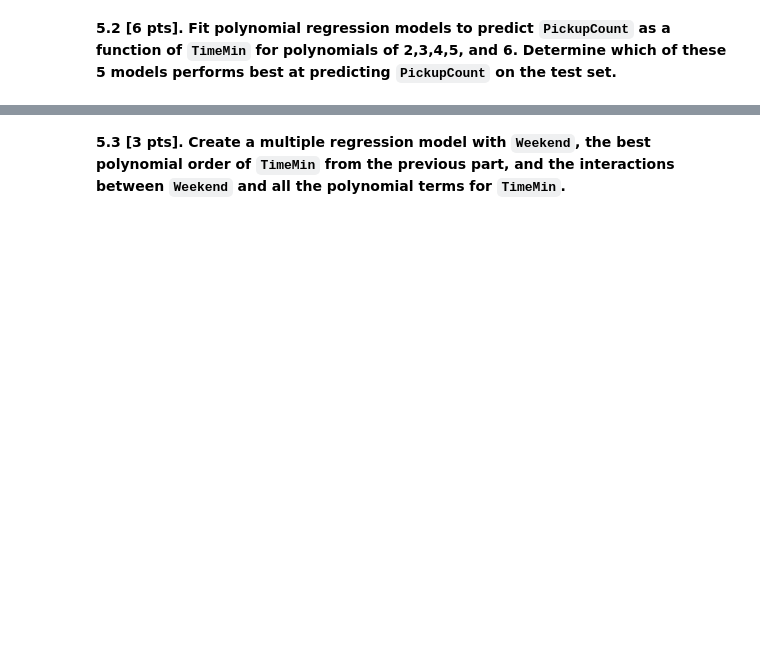
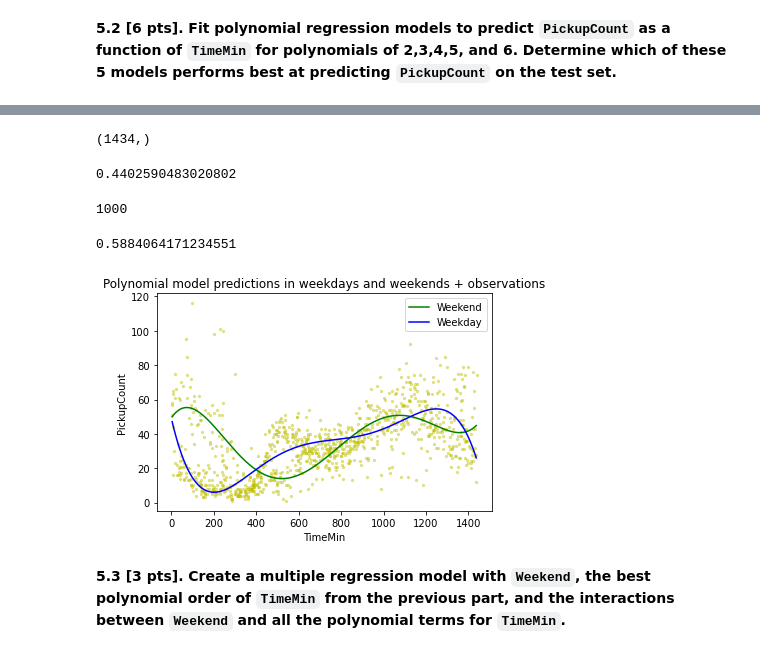
Before and after one commit to kkvalsvik/DataScience_cs109a_Harvard, a Jupyter notebook: cs_s109a_hw2.ipynb, the cells around one changed output, grey strips where cells are left out. Cells and saved outputs as stored; diff of their text form; code cells hidden in the pictures; blank space fills up the shorter version.

```diff
--- a/cs_s109a_hw2.ipynb
+++ b/cs_s109a_hw2.ipynb
@@ -534,6 +540,7 @@ train_data.head(10)
 # %%
 # 4.2:
 train_data['Weekend_inflated'] = train_data['Weekend']*1500
+test_data['Weekend_inflated'] = test_data['Weekend']*1500
 
 knn75Weekend =KNeighborsRegressor(n_neighbors=75).fit(train_data[['Weekend_inflated','TimeMin']],train_data['PickupCount'])
 print('knn75Weekend is my multiple k-NN regression model')
@@ -661,0 +675,22 @@ plt.show()
+# %%
+TimeMinSave = TimeMin.copy
+TimeMin_save = np.sort(train_data['TimeMin'])
+range(0,1440)
+np.shape(TimeMin)
+# %% [output]
+(1434,)
+# %%
+  #endrer nå fra at TimeMin er verdiene av test_data['TimeMin'] til at det er rangen
+
+#start
+poly_5 = PolynomialFeatures(5, include_bias=False)
+TimeMin_5 = poly_5.fit_transform(train_data[['TimeMin']])
+TimeMin_5_test = poly_5.transform(test_data[['TimeMin']])
+regress_5 = LinearRegression(fit_intercept=True).fit(TimeMin_5, train_data['PickupCount'])
+print(r2_score(test_data['PickupCount'], regress_5.predict(TimeMin_5_test)))
+# %% [output]
+0.4402590483020802
+# %%
+len(train_data['TimeMin'])
+# %% [output]
+1000
@@ -662,2 +711,50 @@ plt.show()
+# %%
+# # 5.4:
+interactions_test = []
+for i in range(250):
+    interactions_test.append((test_data['Weekend'].iloc[i] * TimeMin_5_test[i]).tolist())
+
+weekend_test_list = test_data['Weekend'].tolist()
+TimeMin_5_test_list = TimeMin_5_test.tolist()
+full_list_test = []
+for i in range(250):
+    full_list_test.append([weekend_test_list[i]]+TimeMin_5_test_list[i] + interactions_test[i])
+full_array_test = np.array(full_list_test)
+
+# print(r2_score(test_data['PickupCount'], KNNModels.predict(test_data[['TimeMin', 'Weekend']])))
+print(r2_score(test_data['PickupCount'], regress_with_interactions.predict(full_array_test)))
+# %% [output]
+0.5884064171234551
+# %%
+# 5.5:
+
+TimeMin = np.arange(np.min(train_data['TimeMin']), np.max(train_data['TimeMin']), 1)
+TimeMin_5 = poly_5.transform(TimeMin.reshape(-1,1))
+
+Wknd = [] #husk at jeg kalte list
+for i in range(len(TimeMin)):
+    Wknd.append([1] + TimeMin_5[i].tolist() + (1*TimeMin_5[i]).tolist()) #sjekk om det skal være 1441
+Wknd_array = np.array(Wknd)
+
+Wd = []
+for i in range(len(TimeMin)):
+    Wd.append([0] + TimeMin_5[i].tolist() + (5 * [0]))
+Wd_array = np.array(Wd)
+
+Wknd_predictions = regress_with_interactions.predict(np.array(Wknd_array))
+Wd_predictions = regress_with_interactions.predict(np.array(Wd_array))
+
+plt.scatter(train_data['TimeMin'], train_data['PickupCount'],  c='y', s=5, alpha=0.4)
+plt.plot(TimeMin, Wknd_predictions, c='g', label='Weekend')
+plt.plot(TimeMin, Wd_predictions, c='b', label='Weekday')
+
+plt.xlabel('TimeMin')
+plt.ylabel('PickupCount')
+plt.title('Polynomial model predictions in weekdays and weekends + observations')
+
+plt.legend()
+plt.show()
+# %% [output]
+[figure, added]
 # %% [markdown]
 **5.3 [3 pts]. Create a multiple regression model with `Weekend`, the best polynomial order of `TimeMin` from the previous part, and the interactions between `Weekend` and all the polynomial terms for `TimeMin`.**
```
Also changed, not shown: parts of 27 cells of this notebook.
